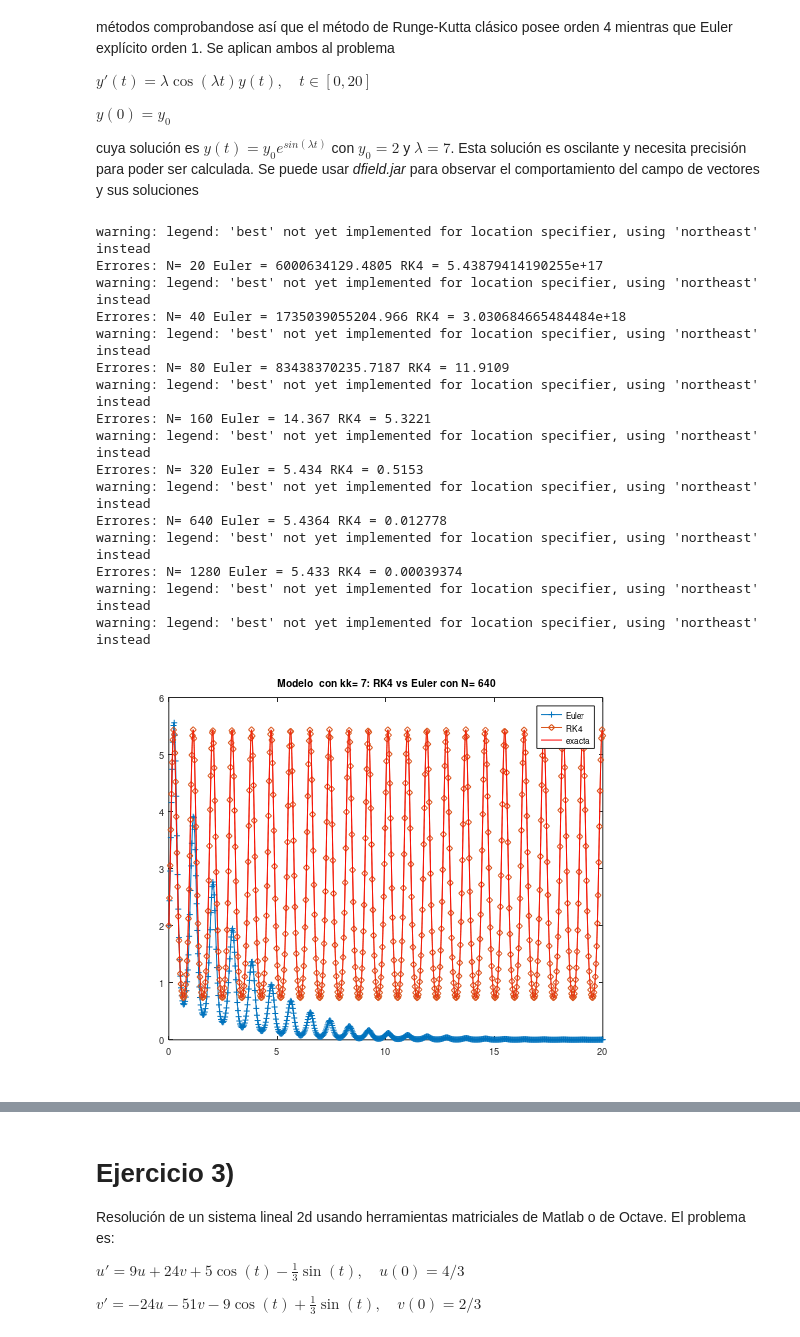
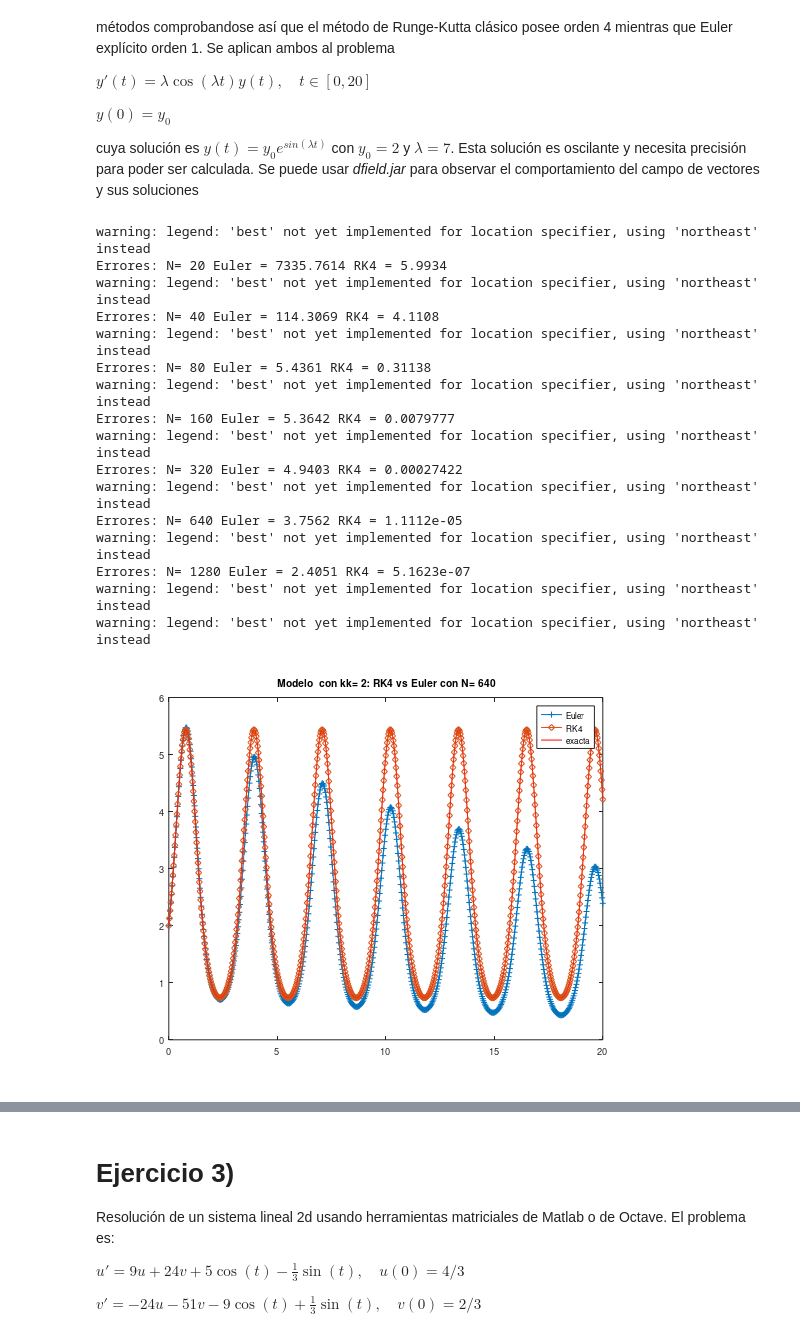
Before and after one commit to alonct/MNED, a Jupyter notebook: Practica1/Practica_1.ipynb, the cells around one changed output, grey strips where cells are left out. Saved outputs shown, nothing was run; the diff lists cells and outputs as text; code cells hidden in the pictures.

```diff
--- a/Practica1/Practica_1.ipynb
+++ b/Practica1/Practica_1.ipynb
@@ -66,7 +66,7 @@ tf=20;  %Tiempo final
 T=tf-t0;% Tiempo total
 y0=2; %Dato inicial
 %Datos para la solucion exacta
-kk=7;
+kk=2;
 % Solucion exacta en una particion fina
 ttrue=t0:0.001:t0+T; %Particion fina
 ytrue=y0*exp(sin(kk*ttrue));
@@ -107,53 +107,53 @@ for j=1:M
     end
 
 
-figure(1);
-plot(t,yEuler,'+-',t,yRK,'d-',ttrue,ytrue,'r-');
-legend('Euler','RK4','exacta','Location','Best');
-title([' Modelo  con kk= ',num2str(kk),...
-       ': RK4 vs Euler con N= ',num2str(N)]);
-errEuler(j)=max(abs(yEuler-yt));
-errRK(j)=max(abs(yRK-yt));
-   pause(0.1);
-N=2*N; %duplicamos N
-disp(['Errores: N= ',num2str(N),' Euler = ',num2str(errEuler(j)),...
-    ' RK4 = ',num2str(errRK(j))])
-pause(0.1);
+    figure(1);
+    plot(t,yEuler,'+-',t,yRK,'d-',ttrue,ytrue,'r-');
+    legend('Euler','RK4','exacta','Location','Best');
+    title([' Modelo  con kk= ',num2str(kk),...
+        ': RK4 vs Euler con N= ',num2str(N)]);
+    errEuler(j)=max(abs(yEuler-yt));
+    errRK(j)=max(abs(yRK-yt));
+    pause(0.1);
+    N=2*N; %duplicamos N
+    disp(['Errores: N= ',num2str(N),' Euler = ',num2str(errEuler(j)),...
+        ' RK4 = ',num2str(errRK(j))])
+    pause(0.1);
 end
 
 
 
 %
 % Visualizamos ahora los datos globales del calculo
 %
 figure(2)
 plot(nP,log(errEuler),'-*',nP,log(errRK),'-+');
 legend('LogErrEuler','LogErrRK4','Location','Best');
 title([' Modelo con kk= ',num2str(kk),...
        ': Decaimiento log errores Euler vs RK4 ']);
 
 
 figure(3)
 plot(log(nP),log(errEuler),'*',log(nP),-log(nP),'-',...
     log(nP),log(errRK),'+',log(nP),-4*log(nP),'-.');
 legend('Euler','-1','RK4','-4','Location','Best');
 title([' Modelo con kk= ',num2str(kk),...
        ': Órdenes convergencia Euler vs RK4 ']);
 # %% [output]
 warning: legend: 'best' not yet implemented for location specifier, using 'northeast' instead
-Errores: N= 20 Euler = 6000634129.4805 RK4 = 5.43879414190255e+17
+Errores: N= 20 Euler = 7335.7614 RK4 = 5.9934
 warning: legend: 'best' not yet implemented for location specifier, using 'northeast' instead
-Errores: N= 40 Euler = 1735039055204.966 RK4 = 3.030684665484484e+18
+Errores: N= 40 Euler = 114.3069 RK4 = 4.1108
 warning: legend: 'best' not yet implemented for location specifier, using 'northeast' instead
-Errores: N= 80 Euler = 83438370235.7187 RK4 = 11.9109
+Errores: N= 80 Euler = 5.4361 RK4 = 0.31138
 warning: legend: 'best' not yet implemented for location specifier, using 'northeast' instead
-Errores: N= 160 Euler = 14.367 RK4 = 5.3221
+Errores: N= 160 Euler = 5.3642 RK4 = 0.0079777
 warning: legend: 'best' not yet implemented for location specifier, using 'northeast' instead
-Errores: N= 320 Euler = 5.434 RK4 = 0.5153
+Errores: N= 320 Euler = 4.9403 RK4 = 0.00027422
 warning: legend: 'best' not yet implemented for location specifier, using 'northeast' instead
-Errores: N= 640 Euler = 5.4364 RK4 = 0.012778
+Errores: N= 640 Euler = 3.7562 RK4 = 1.1112e-05
 warning: legend: 'best' not yet implemented for location specifier, using 'northeast' instead
-Errores: N= 1280 Euler = 5.433 RK4 = 0.00039374
+Errores: N= 1280 Euler = 2.4051 RK4 = 5.1623e-07
 warning: legend: 'best' not yet implemented for location specifier, using 'northeast' instead
 warning: legend: 'best' not yet implemented for location specifier, using 'northeast' instead
-[figure, old version]
+[figure, new version]
```
Also changed, not shown: parts of 4 cells of this notebook, 34 other files.
